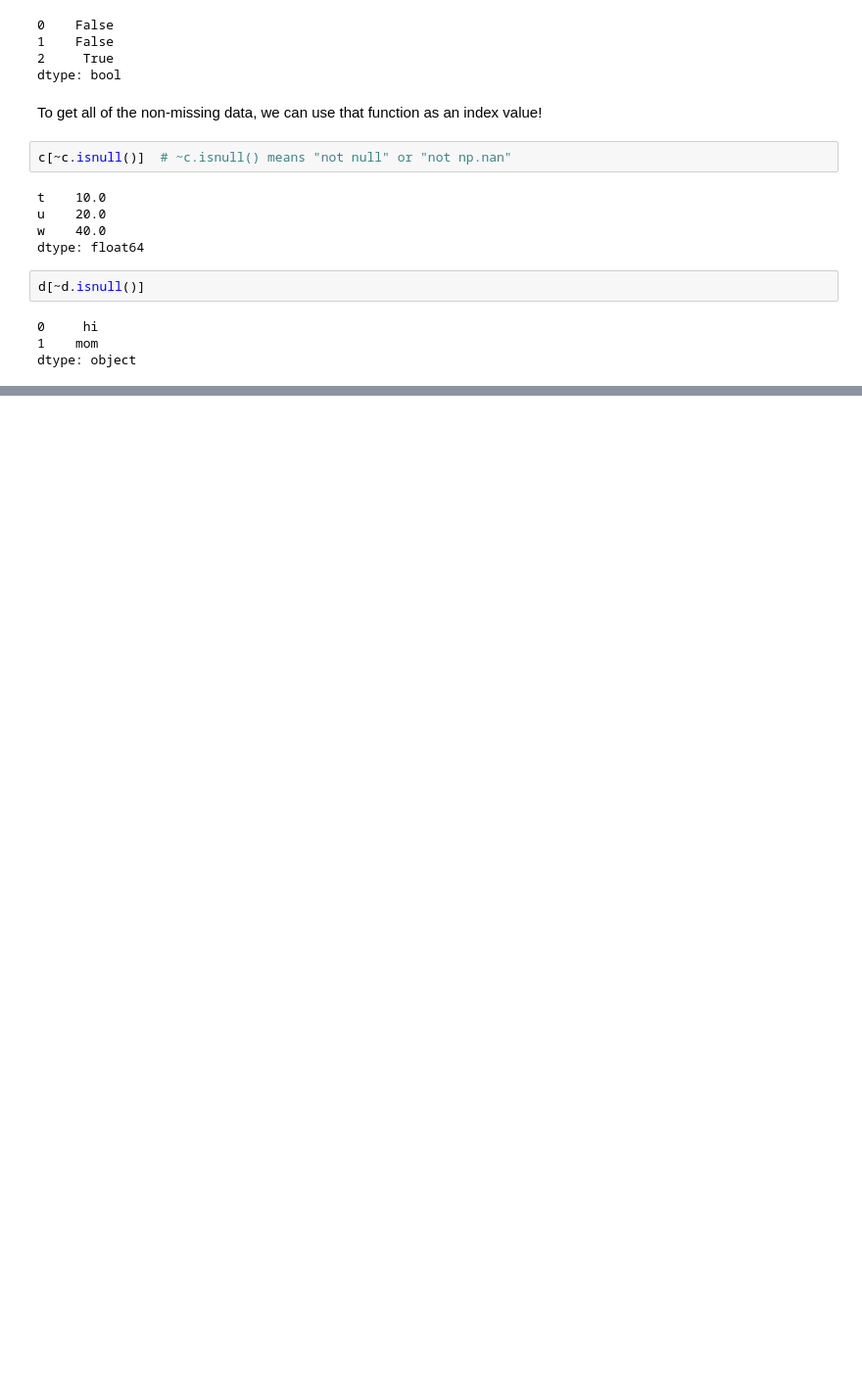
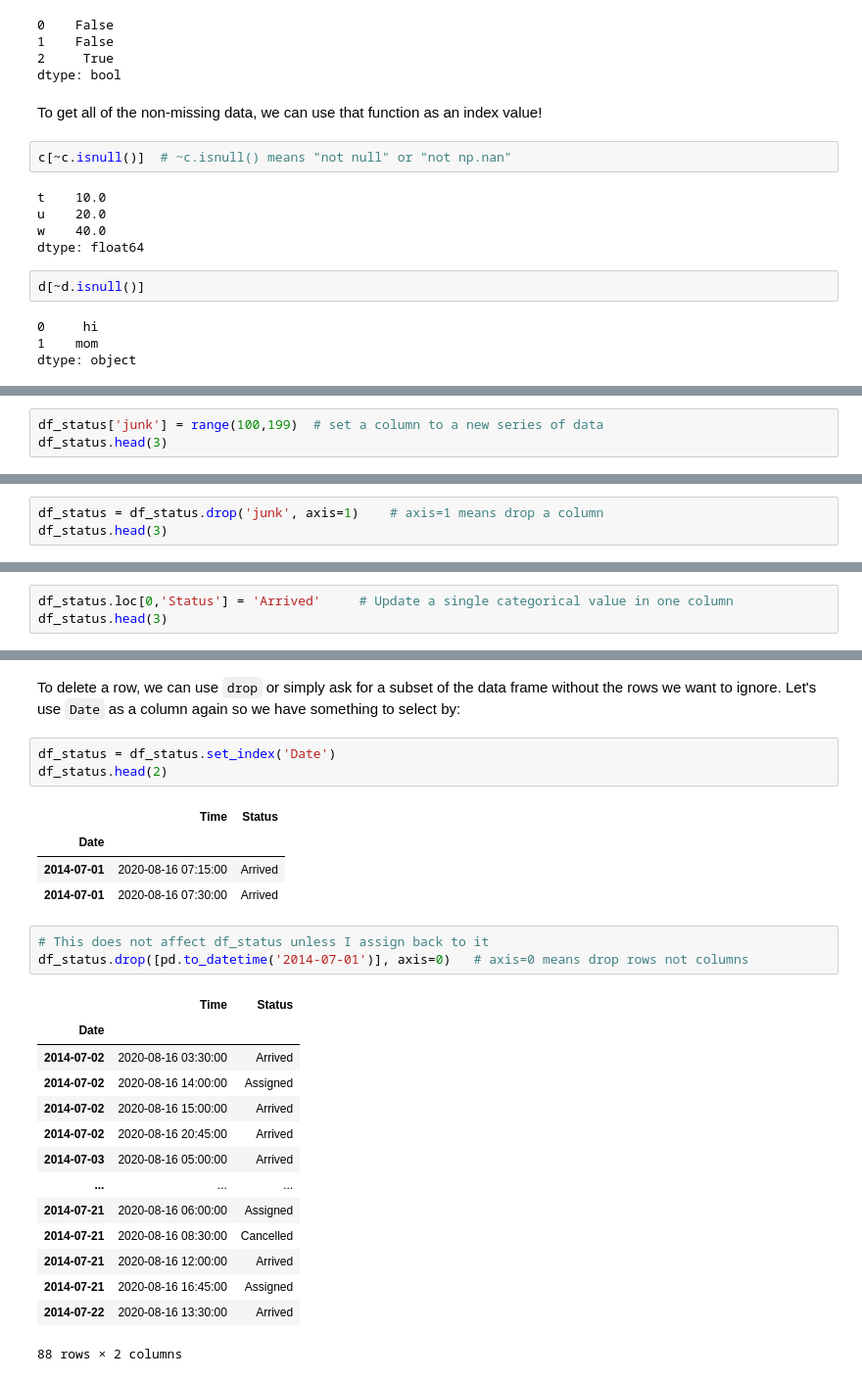
Before and after one commit to parrt/msds593, a Jupyter notebook: notebooks/pandas-intro.ipynb, the cells around one changed output, grey strips where cells are left out. Shown at 98% size. Cells and saved outputs as stored; diff of their text form; blank space fills up the shorter version.

```diff
--- a/notebooks/pandas-intro.ipynb
+++ b/notebooks/pandas-intro.ipynb
@@ -495,0 +685,3 @@ Data frames columns are ordered and the name-to-column mapping is stored in an i
+# %%
+df_status['junk'] = range(100,199)  # set a column to a new series of data
+df_status.head(3)
@@ -495,0 +693,3 @@ Data frames columns are ordered and the name-to-column mapping is stored in an i
+# %%
+df_status = df_status.drop('junk', axis=1)    # axis=1 means drop a column
+df_status.head(3)
@@ -495,0 +701,3 @@ Data frames columns are ordered and the name-to-column mapping is stored in an i
+# %%
+df_status.loc[0,'Status'] = 'Arrived'     # Update a single categorical value in one column
+df_status.head(3)
@@ -495,0 +739,28 @@ Data frames columns are ordered and the name-to-column mapping is stored in an i
+# %% [markdown]
+To delete a row, we can use `drop` or simply ask for a subset of the data frame without the rows we want to ignore.  Let's use `Date` as a column again so we have something to select by:
+# %%
+df_status = df_status.set_index('Date')
+df_status.head(2)
+# %% [output]
+|  | Time | Status |
+| Date |  |  |
+| 2014-07-01 | 2020-08-16 07:15:00 | Arrived |
+| 2014-07-01 | 2020-08-16 07:30:00 | Arrived |
+# %%
+# This does not affect df_status unless I assign back to it
+df_status.drop([pd.to_datetime('2014-07-01')], axis=0)   # axis=0 means drop rows not columns
+# %% [output]
+|  | Time | Status |
+| Date |  |  |
+| 2014-07-02 | 2020-08-16 03:30:00 | Arrived |
+| 2014-07-02 | 2020-08-16 14:00:00 | Assigned |
+| 2014-07-02 | 2020-08-16 15:00:00 | Arrived |
+| 2014-07-02 | 2020-08-16 20:45:00 | Arrived |
+| 2014-07-03 | 2020-08-16 05:00:00 | Arrived |
+| ... | ... | ... |
+| 2014-07-21 | 2020-08-16 06:00:00 | Assigned |
+| 2014-07-21 | 2020-08-16 08:30:00 | Cancelled |
+| 2014-07-21 | 2020-08-16 12:00:00 | Arrived |
+| 2014-07-21 | 2020-08-16 16:45:00 | Assigned |
+| 2014-07-22 | 2020-08-16 13:30:00 | Arrived |
+88 rows × 2 columns
```
Also changed, not shown: parts of 53 cells of this notebook.
